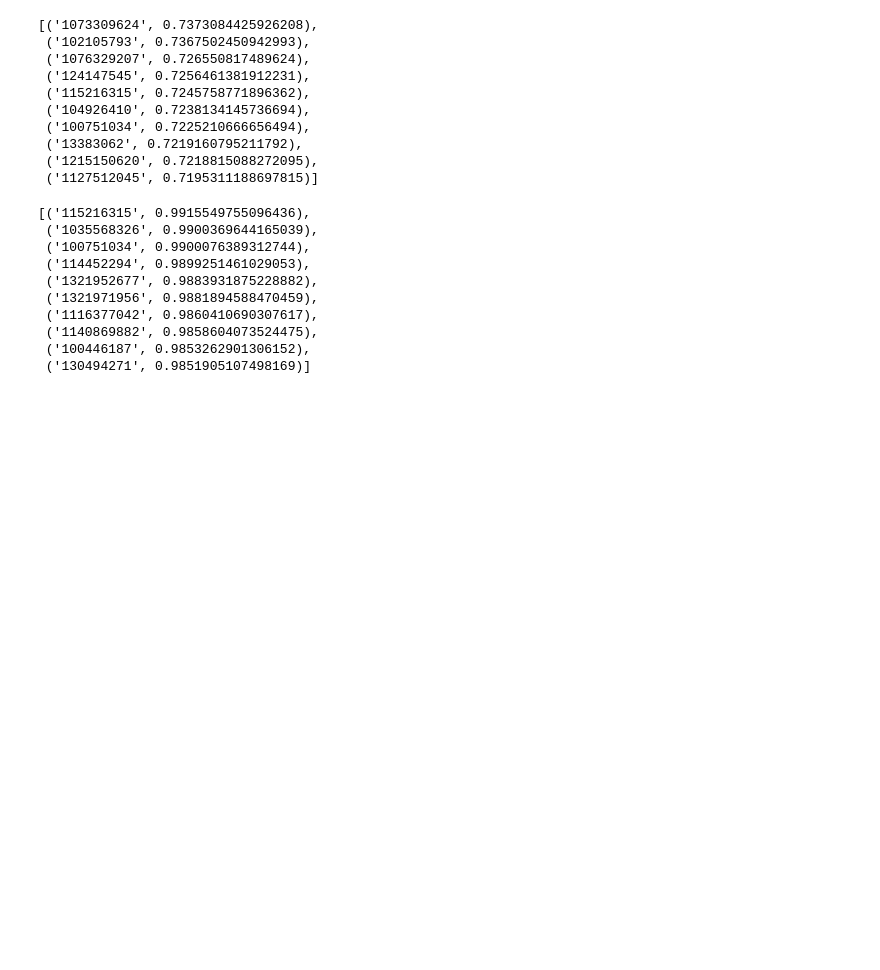
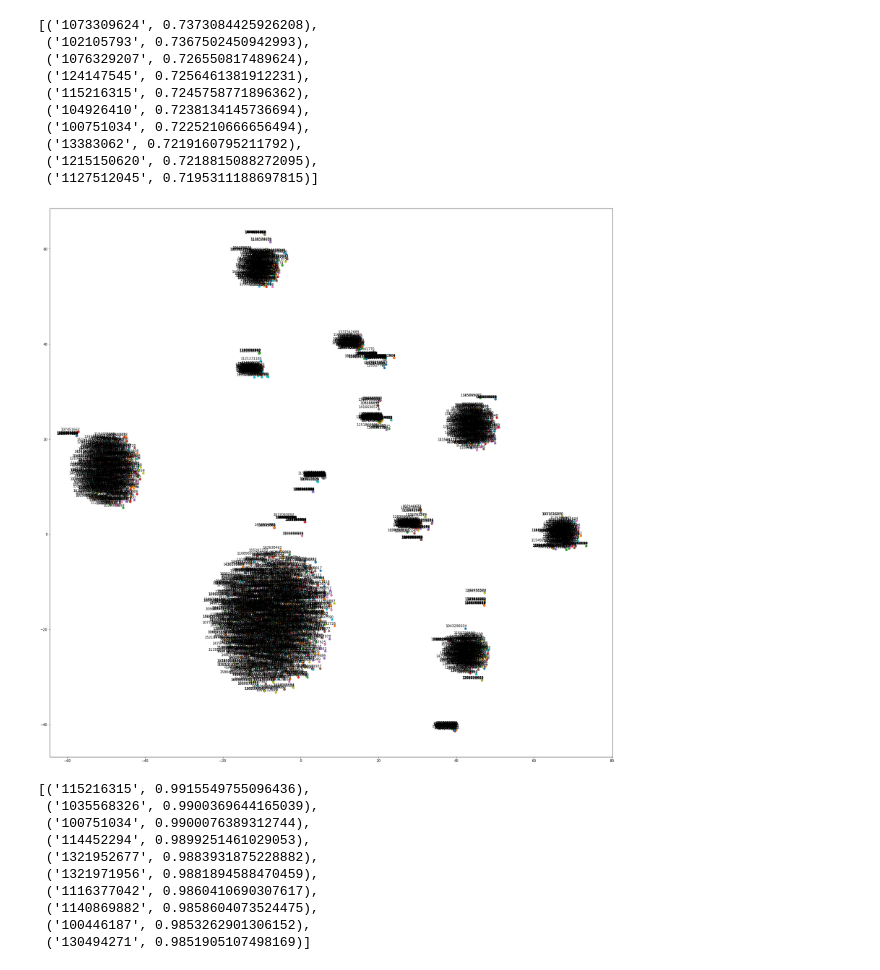
Before and after one commit to GTU-Projects/CSE496_Node2Vec_2018, a Jupyter notebook: src/friendship.ipynb, the cells around one changed output. Saved outputs shown, nothing was run; the diff lists cells and outputs as text; code cells hidden in the pictures; blank space fills up the shorter version.

Commit message:
Friendship tsne drawed

```diff
--- a/src/friendship.ipynb
+++ b/src/friendship.ipynb
@@ -9,3 +15,32 @@ from node2vec import Node2Vec
+# %%
+def tsne_plot(model):
+    "Creates and TSNE model and plots it"
+    labels = []
+    tokens = []
+
+    for word in model.wv.vocab:
+        tokens.append(model.wv[word])
+        labels.append(word)
+
+    tsne_model = TSNE(perplexity=50, n_components=2, init='pca', n_iter=2500, random_state=23)
+    new_values = tsne_model.fit_transform(tokens)
+
+    x = []
+    y = []
+    for value in new_values:
+        x.append(value[0])
+        y.append(value[1])
+
+    plt.figure(figsize=(30, 30))
+    for i in range(len(x)):
+        plt.scatter(x[i],y[i])
+        plt.annotate(labels[i],
+                     xy=(x[i], y[i]),
+                     xytext=(5, 2),
+                     textcoords='offset points',
+                     ha='right',
+                     va='bottom')
+    plt.show()
 # %%
 db = db_helper.DBHelper()
 db.connect(user="root",passwd="Hasan5695*",db="cse496")
@@ -43,6 +74,6 @@ len(friendshipGraph["100341775"])
 # %%
 # train, create new node2ve model
-friendshipN2V = Node2Vec(friendshipGraph, dimensions=64, walk_length=20, num_walks=100, workers=3)
+friendshipN2V = Node2Vec(friendshipGraph, dimensions=64, walk_length=20, num_walks=100, workers=2)
 # %%
 # run/fit word2vec algorithm and get wv model
 model = friendshipN2V.fit(window=10, min_count=1, batch_words=4)
@@ -64,6 +95,10 @@ model.wv.most_similar("100341775")
  ('13383062', 0.7219160795211792),
  ('1215150620', 0.7218815088272095),
  ('1127512045', 0.7195311188697815)]
+# %%
+tsne_plot(model)
+# %% [output]
+[figure, added]
 # %%
 nx.draw_networkx(friendshipGraph,width=0.5,node_size=80,font_size=8,with_labels=True)
 # %%
```
Also changed, not shown: parts of 3 cells of this notebook, 2 other files.
